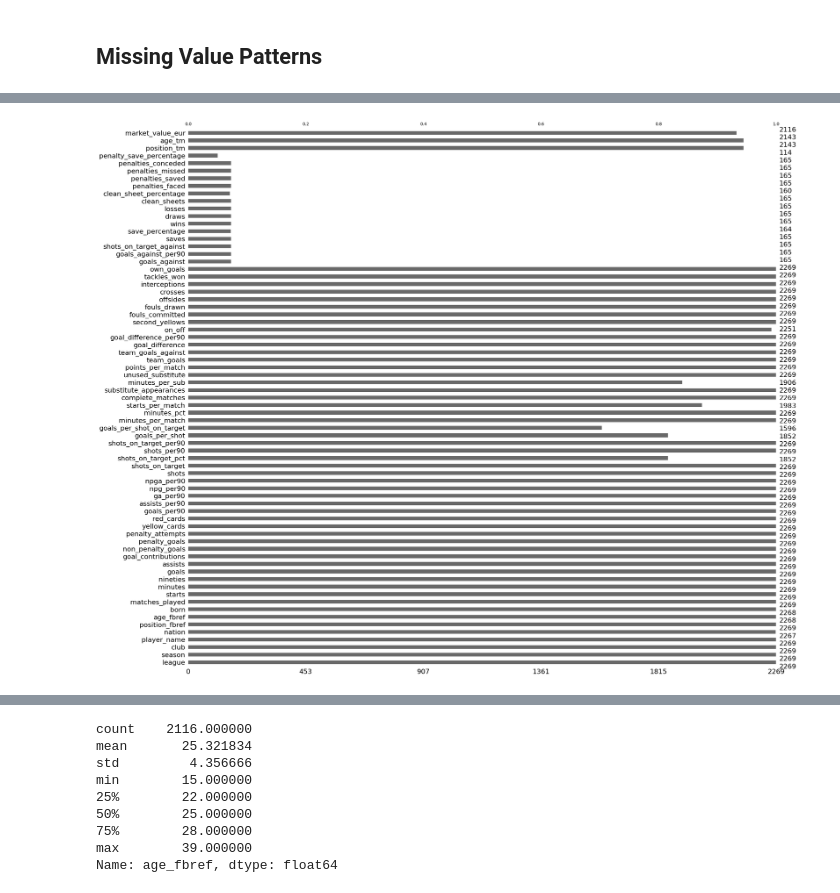
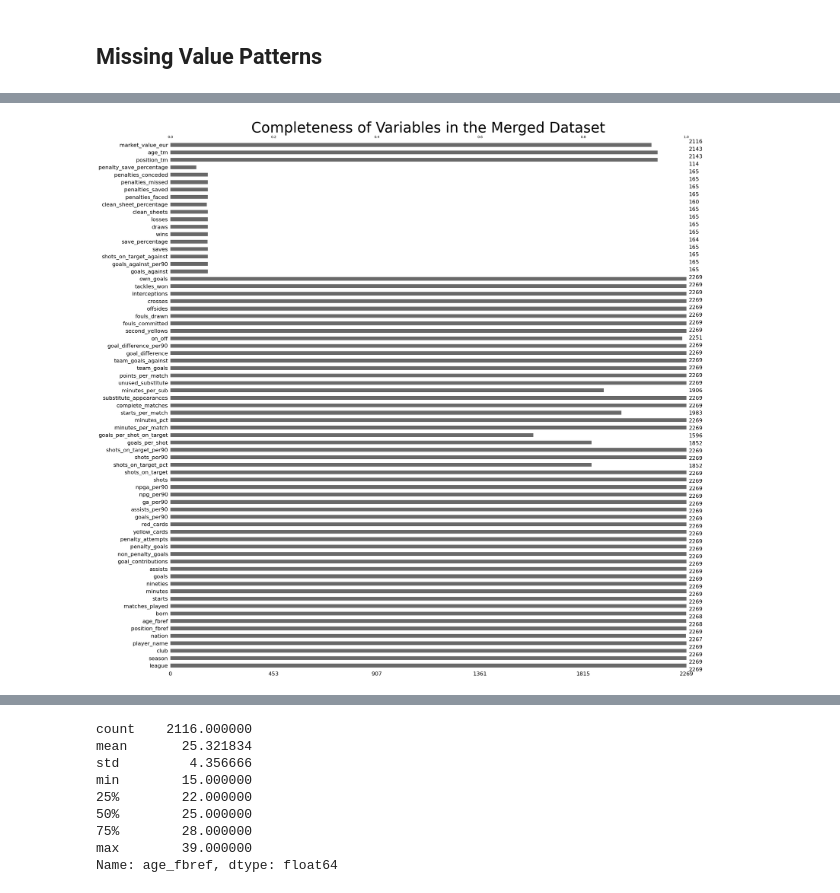
Before and after one commit to pHanToMcaNCoDE/predicting-epl-football-palyer-market-value, a Jupyter notebook: notebooks/03_exploratory_data_analysis.ipynb, the cells around one changed output, grey strips where cells are left out. Cells and saved outputs as stored; diff of their text form; code cells hidden in the pictures.

```diff
--- a/notebooks/03_exploratory_data_analysis.ipynb
+++ b/notebooks/03_exploratory_data_analysis.ipynb
@@ -615,9 +671,19 @@ plt.show()
 # %%
-plt.figure(figsize=(12,6))
+plt.figure(figsize=(12,8))
 msno.bar(merged)
+
+plt.title("Completeness of Variables in the Merged Dataset", fontsize=42)
+plt.tight_layout()
+
+plt.savefig(
+    "/Users/kachi/Documents/Thesis/figures/missing_values_bar.png",
+    dpi=300,
+    bbox_inches="tight"
+)
+
 plt.show()
 # %% [output]
-[figure, old version]
+[figure, new version]
 # %%
 msno.matrix(merged)
 
```
Also changed, not shown: parts of 13 cells of this notebook, 26 other files.
